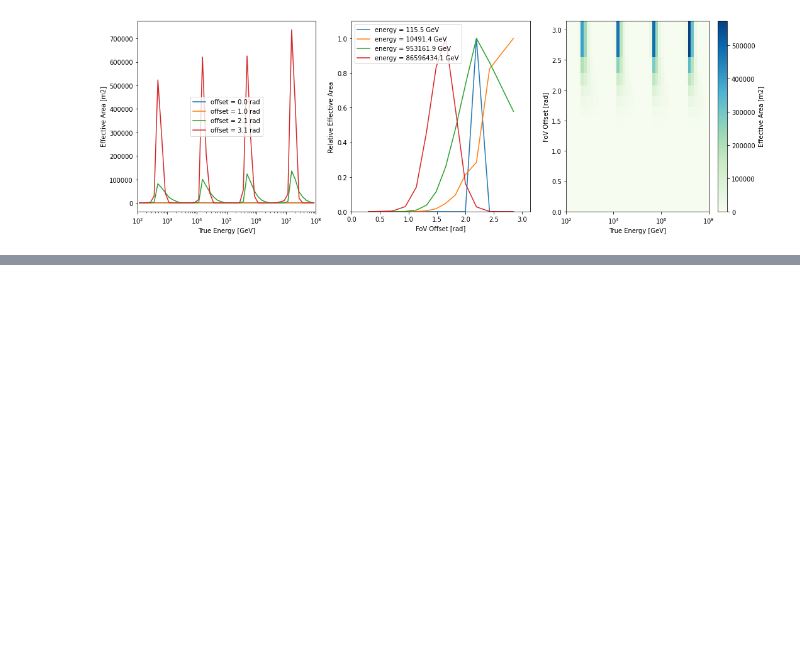
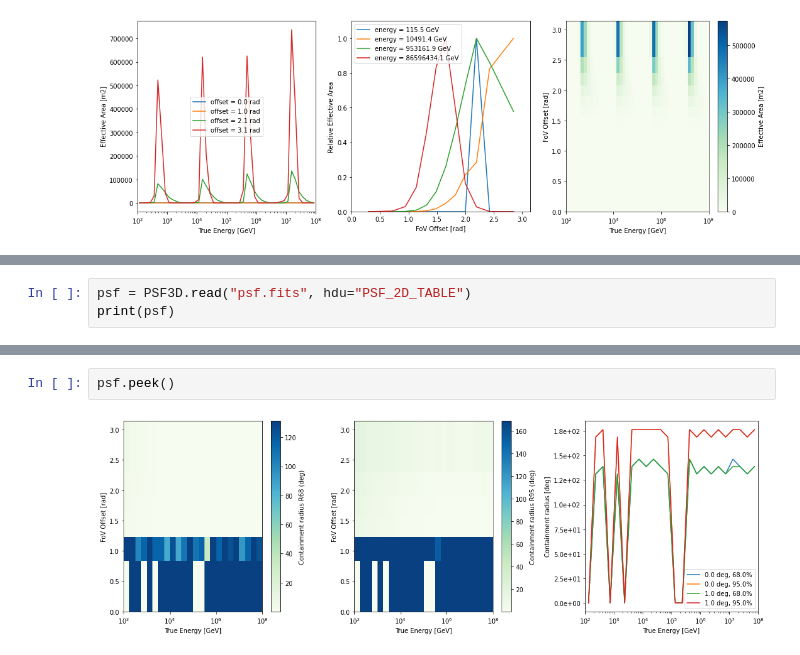
Before and after one commit to KM3NeT/km3irf, a Jupyter notebook: use_cases/Use_case_1.ipynb, the cells around one changed output, grey strips where cells are left out. Drawn from its saved outputs; the diff is of its cells as text; blank space fills up the shorter version.

```diff
--- a/use_cases/Use_case_1.ipynb
+++ b/use_cases/Use_case_1.ipynb
@@ -74,0 +88,3 @@ aeff.peek()
+# %%
+psf = PSF3D.read("psf.fits", hdu="PSF_2D_TABLE")
+print(psf)
@@ -74,0 +100,4 @@ aeff.peek()
+# %%
+psf.peek()
+# %% [output]
+[figure, added]
```
Also changed, not shown: parts of 14 cells of this notebook, 1 other file.
